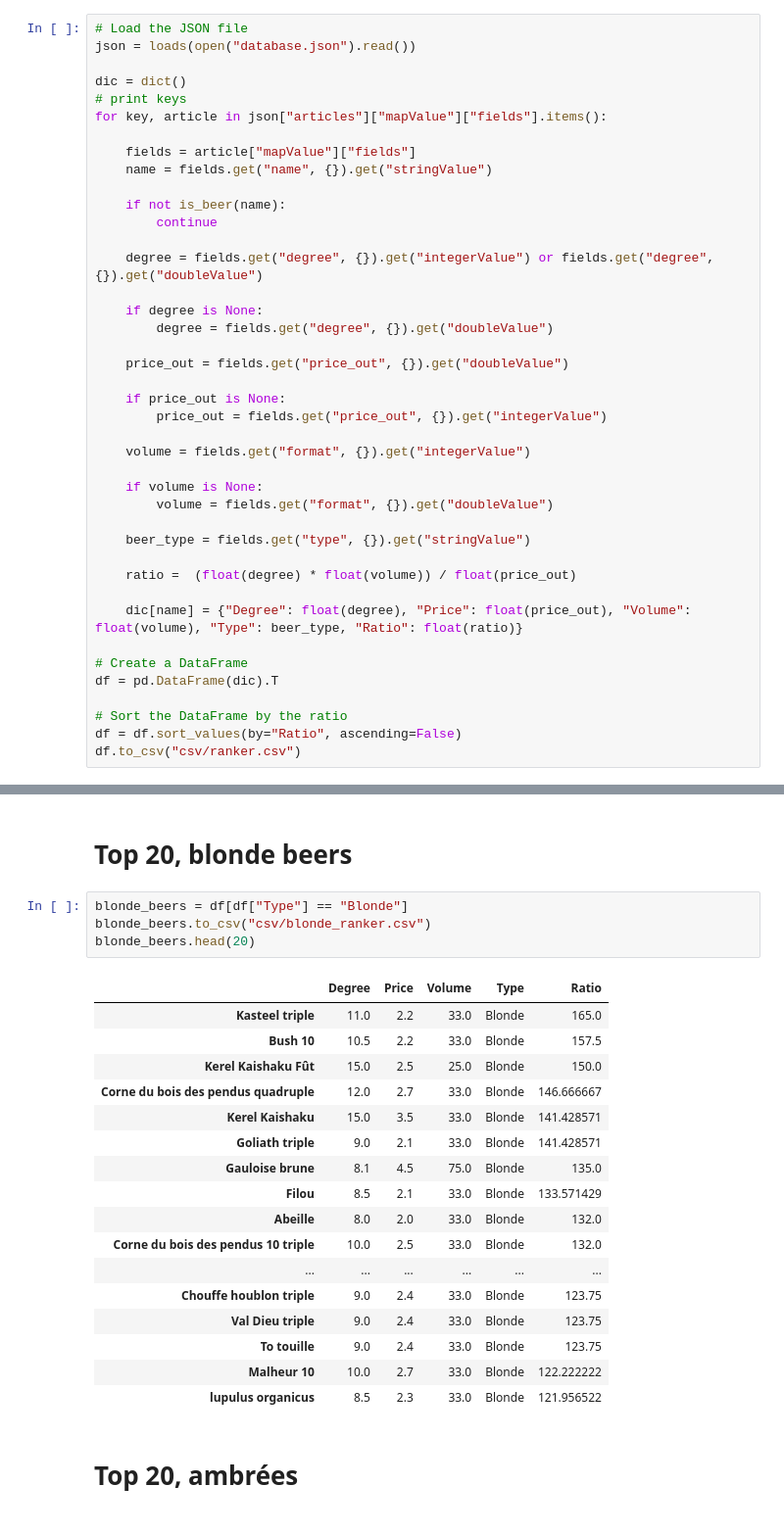
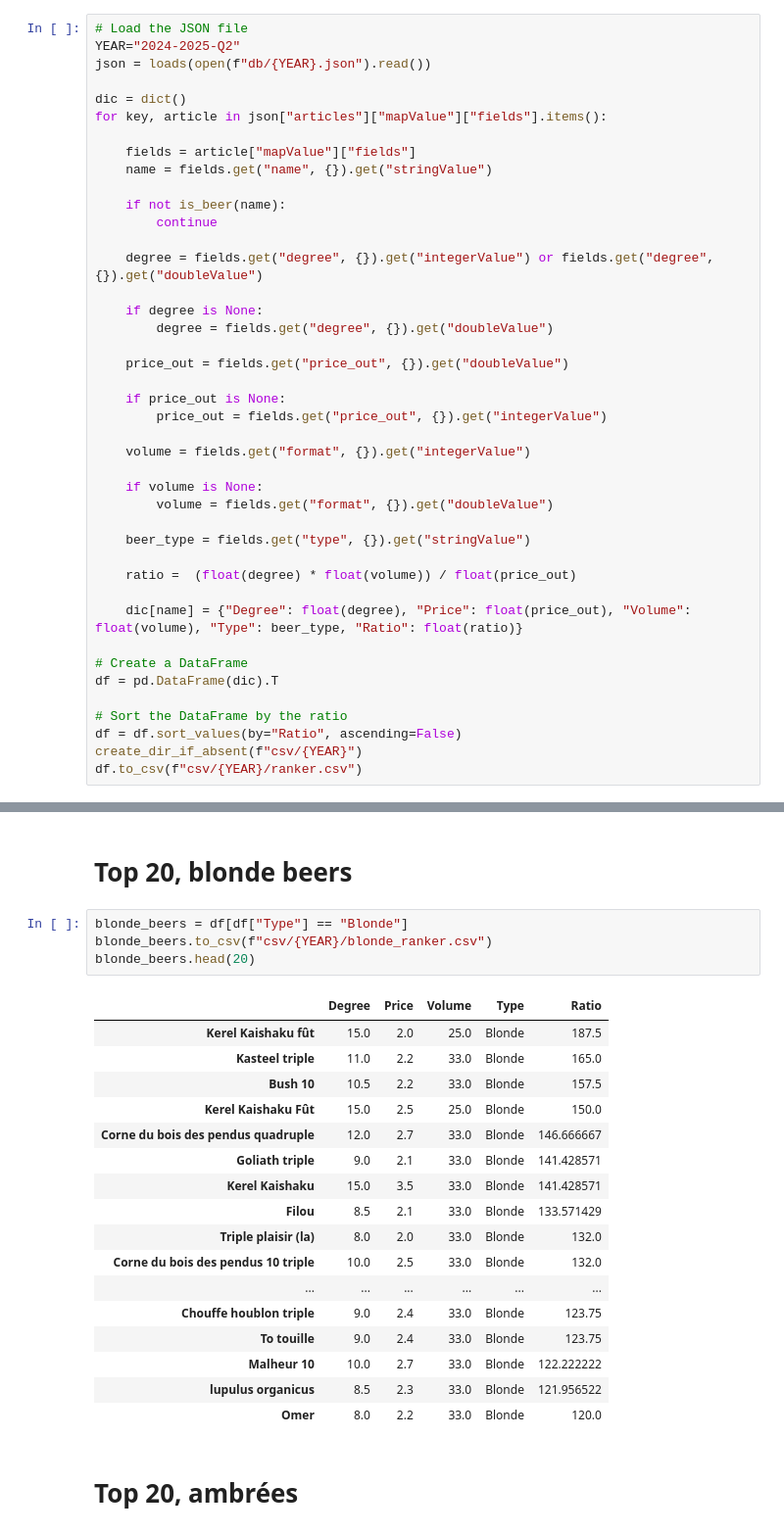
Before and after one commit to nicojmn/quinzaine-ranker, a Jupyter notebook: notebook.ipynb, the cells around one changed output, grey strips where cells are left out. Shown: that part at 98% size. Drawn from its saved outputs; the diff is of its cells as text.

```diff
--- a/notebook.ipynb
+++ b/notebook.ipynb
@@ -21,10 +26,10 @@ def is_beer(article_name: str) -> bool:
 # Main function
 # %%
 # Load the JSON file
-json = loads(open("database.json").read())
+YEAR="2024-2025-Q2"
+json = loads(open(f"db/{YEAR}.json").read())
 
 dic = dict()
-# print keys
 for key, article in json["articles"]["mapValue"]["fields"].items():
 
     fields = article["mapValue"]["fields"]
@@ -59,7 +64,8 @@ df = pd.DataFrame(dic).T
 
 # Sort the DataFrame by the ratio
 df = df.sort_values(by="Ratio", ascending=False)
-df.to_csv("csv/ranker.csv")
+create_dir_if_absent(f"csv/{YEAR}")
+df.to_csv(f"csv/{YEAR}/ranker.csv")
 # %% [markdown]
 # Top 20, any type of beer
 # %%
@@ -86,26 +92,26 @@ df.head(20)
 # Top 20, blonde beers
 # %%
 blonde_beers = df[df["Type"] == "Blonde"]
-blonde_beers.to_csv("csv/blonde_ranker.csv")
+blonde_beers.to_csv(f"csv/{YEAR}/blonde_ranker.csv")
 blonde_beers.head(20)
 # %% [output]
 |  | Degree | Price | Volume | Type | Ratio |
+| Kerel Kaishaku fût | 15.0 | 2.0 | 25.0 | Blonde | 187.5 |
 | Kasteel triple | 11.0 | 2.2 | 33.0 | Blonde | 165.0 |
 | Bush 10 | 10.5 | 2.2 | 33.0 | Blonde | 157.5 |
 | Kerel Kaishaku Fût | 15.0 | 2.5 | 25.0 | Blonde | 150.0 |
 | Corne du bois des pendus quadruple | 12.0 | 2.7 | 33.0 | Blonde | 146.666667 |
+| Goliath triple | 9.0 | 2.1 | 33.0 | Blonde | 141.428571 |
 | Kerel Kaishaku | 15.0 | 3.5 | 33.0 | Blonde | 141.428571 |
-| Goliath triple | 9.0 | 2.1 | 33.0 | Blonde | 141.428571 |
-| Gauloise brune | 8.1 | 4.5 | 75.0 | Blonde | 135.0 |
 | Filou | 8.5 | 2.1 | 33.0 | Blonde | 133.571429 |
-| Abeille | 8.0 | 2.0 | 33.0 | Blonde | 132.0 |
+| Triple plaisir (la) | 8.0 | 2.0 | 33.0 | Blonde | 132.0 |
 | Corne du bois des pendus 10 triple | 10.0 | 2.5 | 33.0 | Blonde | 132.0 |
 | ... | ... | ... | ... | ... | ... |
 | Chouffe houblon triple | 9.0 | 2.4 | 33.0 | Blonde | 123.75 |
-| Val Dieu triple | 9.0 | 2.4 | 33.0 | Blonde | 123.75 |
 | To touille | 9.0 | 2.4 | 33.0 | Blonde | 123.75 |
 | Malheur 10 | 10.0 | 2.7 | 33.0 | Blonde | 122.222222 |
 | lupulus organicus | 8.5 | 2.3 | 33.0 | Blonde | 121.956522 |
+| Omer | 8.0 | 2.2 | 33.0 | Blonde | 120.0 |
 # %% [markdown]
 # Top 20, ambrées
 # %%
```
Also changed, not shown: parts of 8 cells of this notebook, 25 other files.
